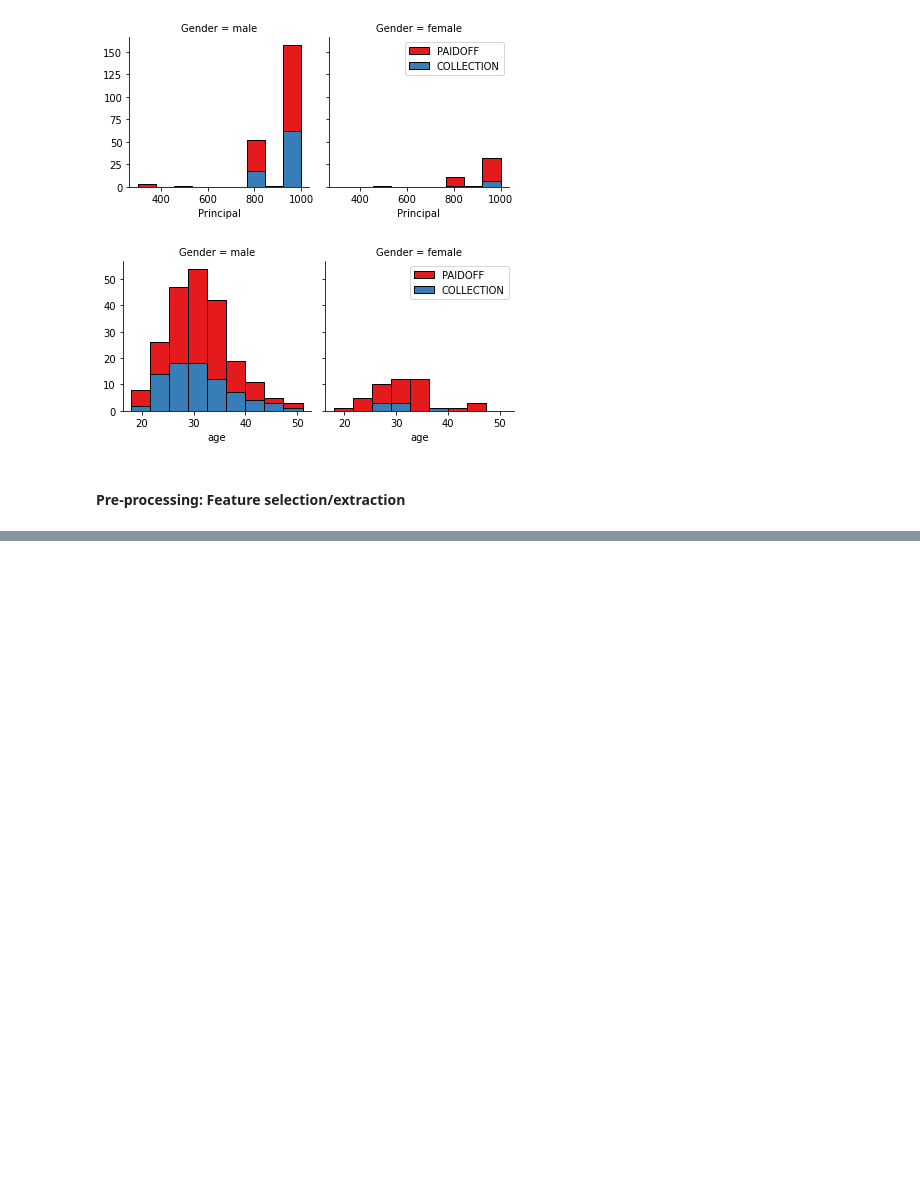
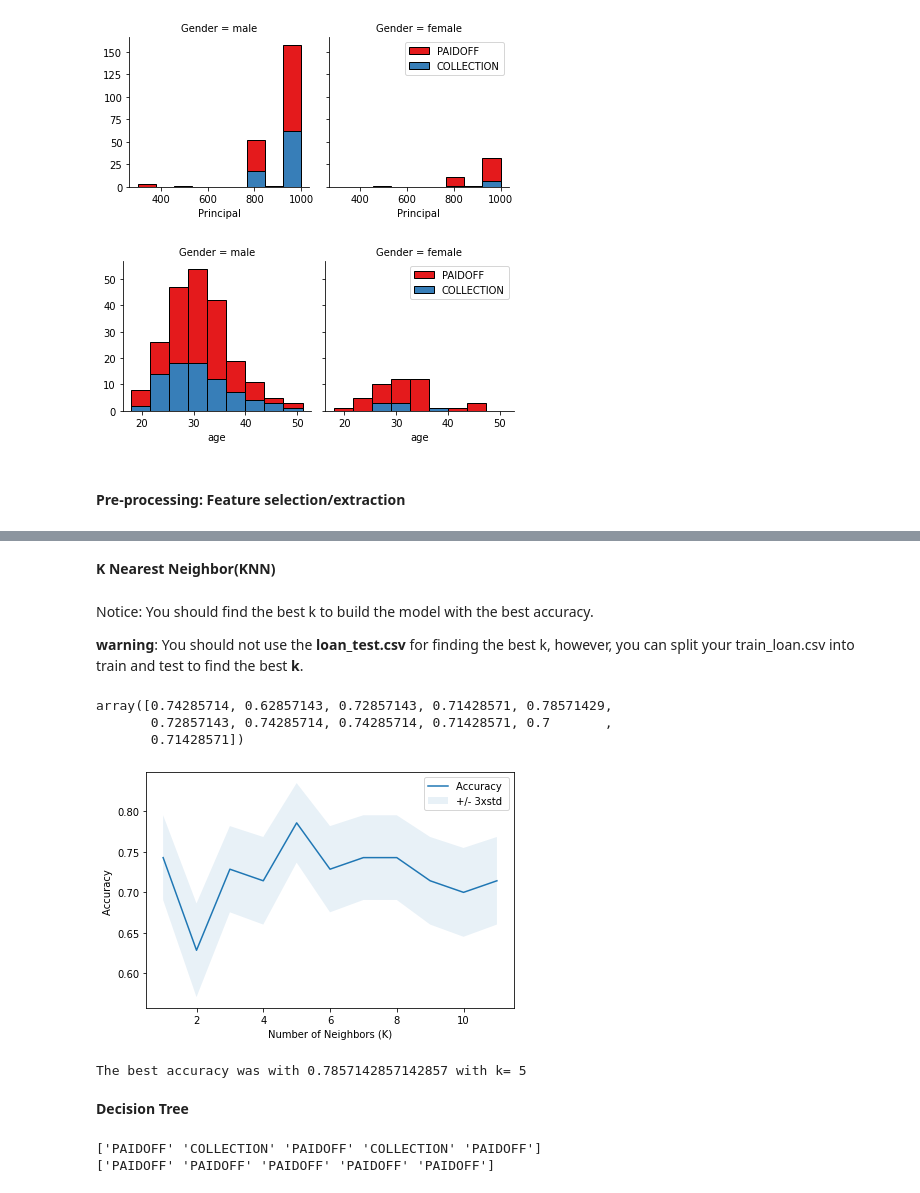
Before and after one commit to kaushik-prasad-dey/Coursera-IBM-Machine-Learning-with-Python-Final-Project, a Jupyter notebook: Coursera_IBM_Machine_Learning_with_Python_Final_Project.ipynb, the cells around one changed output, grey strips where cells are left out. Saved outputs shown, nothing was run; the diff lists cells and outputs as text; code cells hidden in the pictures; blank space fills up the shorter version.

```diff
--- a/Coursera_IBM_Machine_Learning_with_Python_Final_Project.ipynb
+++ b/Coursera_IBM_Machine_Learning_with_Python_Final_Project.ipynb
@@ -111,0 +220,3 @@ plt.show()
+# %%
+y = df['loan_status'].values
+y[0:5]
@@ -111,0 +230,3 @@ plt.show()
+# %%
+X= preprocessing.StandardScaler().fit(X).transform(X)
+X[0:5]
@@ -111,0 +263,64 @@ plt.show()
+# %% [markdown]
+**K Nearest Neighbor(KNN)**
+# %% [markdown]
+Notice: You should find the best k to build the model with the best accuracy.
+
+**warning**: You should not use the **loan_test.csv** for finding the best k, however, you can split your train_loan.csv into train and test to find the best **k**.
+# %%
+#Train-Test Split
+from sklearn.model_selection import train_test_split
+X_train, X_test, y_train, y_test = train_test_split(X, y, test_size=0.2)
+# %%
+#Training
+from sklearn.neighbors import KNeighborsClassifier
+from sklearn import metrics
+
+Ks = 12
+mean_acc = np.zeros((Ks-1))
+std_acc = np.zeros((Ks-1))
+ConfustionMtx=[];
+for n in range(1,Ks):
+    neigh = KNeighborsClassifier(n_neighbors=n).fit(X_train, y_train)
+    yhat = neigh.predict(X_test)
+    mean_acc[n-1] = metrics.accuracy_score(y_test, yhat)
+    std_acc[n-1] = np.std(yhat==y_test)/np.sqrt(yhat.shape[0])
+mean_acc
+# %% [output]
+array([0.74285714, 0.62857143, 0.72857143, 0.71428571, 0.78571429,
+       0.72857143, 0.74285714, 0.74285714, 0.71428571, 0.7       ,
+       0.71428571])
+# %%
+plt.plot(range(1,Ks),mean_acc)
+plt.fill_between(range(1,Ks),mean_acc - 1 * std_acc,mean_acc + 1 * std_acc, alpha=0.10)
+plt.legend(('Accuracy ', '+/- 3xstd'))
+plt.ylabel('Accuracy ')
+plt.xlabel('Number of Neighbors (K)')
+plt.tight_layout()
+plt.show()
+print( "The best accuracy was with", mean_acc.max(), "with k=", mean_acc.argmax()+1)
+neigh = KNeighborsClassifier(n_neighbors=mean_acc.argmax()+1).fit(X_train, y_train)
+# %% [output]
+[figure, added]
+The best accuracy was with 0.7857142857142857 with k= 5
+# %% [markdown]
+**Decision Tree**
+# %%
+from sklearn.tree import DecisionTreeClassifier
+#from sklearn.externals.six import StringIO
+from six import StringIO
+import matplotlib.image as mpimg
+from sklearn import tree
+
+#Modelling
+modeltree = DecisionTreeClassifier(criterion="entropy")
+modeltree.fit(X_train, y_train)
+
+#Prediction
+predTree = modeltree.predict(X_test)
+print(predTree[0:5])
+print(y_test[0:5])
+
+names = Feature.columns
+# %% [output]
+['PAIDOFF' 'COLLECTION' 'PAIDOFF' 'COLLECTION' 'PAIDOFF']
+['PAIDOFF' 'PAIDOFF' 'PAIDOFF' 'PAIDOFF' 'PAIDOFF']
```
Also changed, not shown: parts of 53 cells of this notebook.
